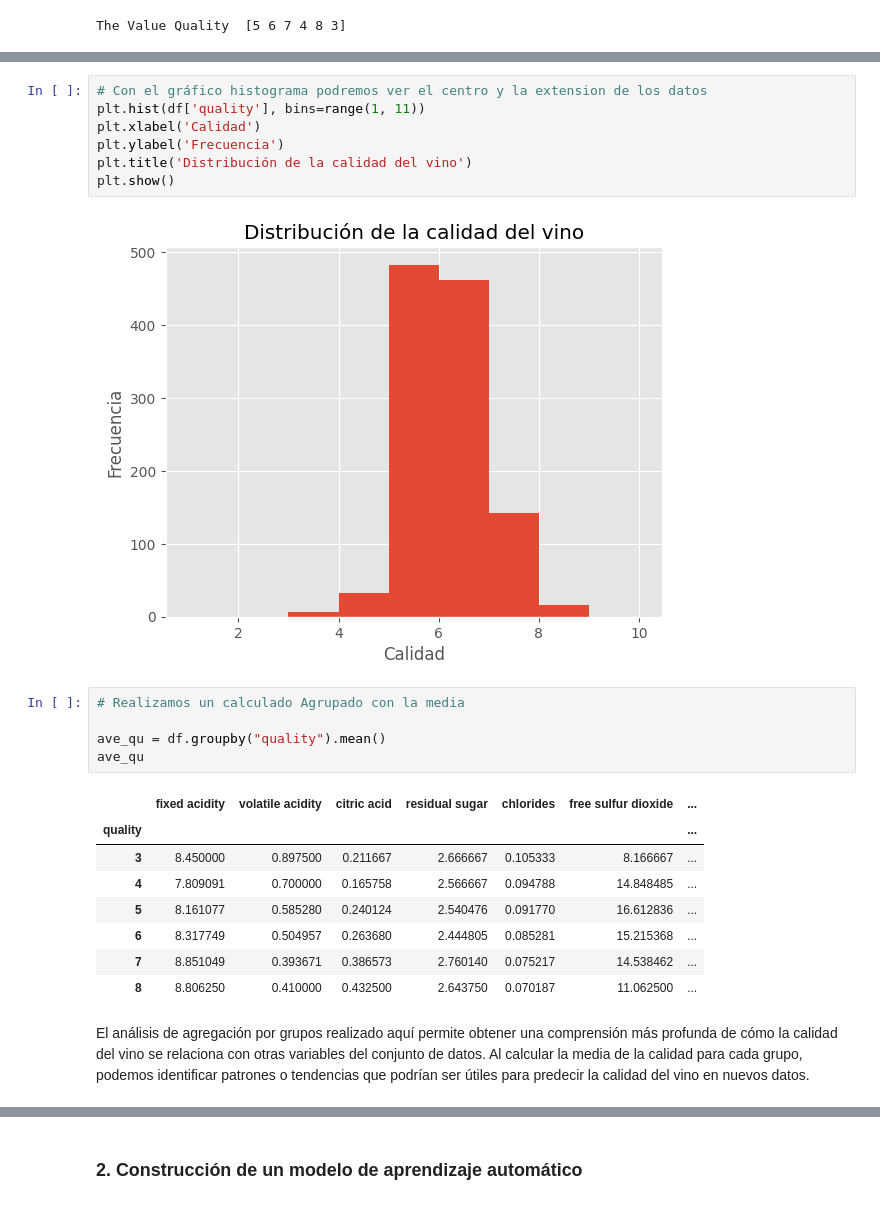
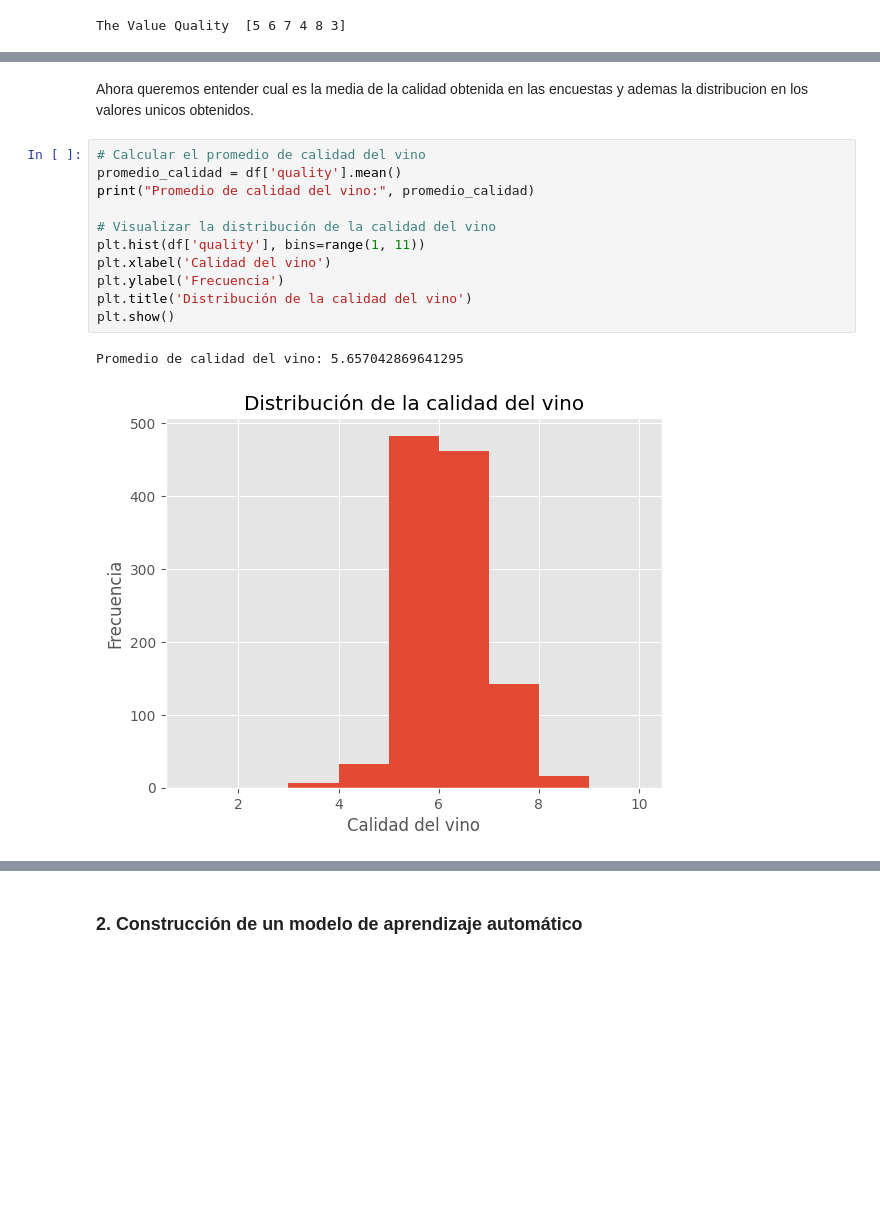
Before and after one commit to Crispa2814/CalidadVino, a Jupyter notebook: ProyectoDS_Parte3_CristianParello.ipynb, the cells around one changed output, grey strips where cells are left out. Drawn from its saved outputs; the diff is of its cells as text; blank space fills up the shorter version.

```diff
--- a/ProyectoDS_Parte3_CristianParello.ipynb
+++ b/ProyectoDS_Parte3_CristianParello.ipynb
@@ -136,26 +159,16 @@ The Value Quality  [5 6 7 4 8 3]
+# %% [markdown]
+Ahora queremos entender cual es la media de la calidad obtenida en las encuestas y ademas la distribucion en los valores unicos obtenidos.
 # %%
-# Con el gráfico histograma podremos ver el centro y la extension de los datos
+# Calcular el promedio de calidad del vino
+promedio_calidad = df['quality'].mean()
+print("Promedio de calidad del vino:", promedio_calidad)
+
+# Visualizar la distribución de la calidad del vino
 plt.hist(df['quality'], bins=range(1, 11))
-plt.xlabel('Calidad')
+plt.xlabel('Calidad del vino')
 plt.ylabel('Frecuencia')
 plt.title('Distribución de la calidad del vino')
 plt.show()
 # %% [output]
+Promedio de calidad del vino: 5.657042869641295
-[figure, old version]
+[figure, new version]
-# %%
-# Realizamos un calculado Agrupado con la media
-
-ave_qu = df.groupby("quality").mean()
-ave_qu
-# %% [output]
-|  | fixed acidity | volatile acidity | citric acid | residual sugar | chlorides | free sulfur dioxide | ... |
-| quality |  |  |  |  |  |  | ... |
-| 3 | 8.450000 | 0.897500 | 0.211667 | 2.666667 | 0.105333 | 8.166667 | ... |
-| 4 | 7.809091 | 0.700000 | 0.165758 | 2.566667 | 0.094788 | 14.848485 | ... |
-| 5 | 8.161077 | 0.585280 | 0.240124 | 2.540476 | 0.091770 | 16.612836 | ... |
-| 6 | 8.317749 | 0.504957 | 0.263680 | 2.444805 | 0.085281 | 15.215368 | ... |
-| 7 | 8.851049 | 0.393671 | 0.386573 | 2.760140 | 0.075217 | 14.538462 | ... |
-| 8 | 8.806250 | 0.410000 | 0.432500 | 2.643750 | 0.070187 | 11.062500 | ... |
-# %% [markdown]
-
-El análisis de agregación por grupos realizado aquí permite obtener una comprensión más profunda de cómo la calidad del vino se relaciona con otras variables del conjunto de datos. Al calcular la media de la calidad para cada grupo, podemos identificar patrones o tendencias que podrían ser útiles para predecir la calidad del vino en nuevos datos.
```
Also changed, not shown: parts of 21 cells of this notebook.
